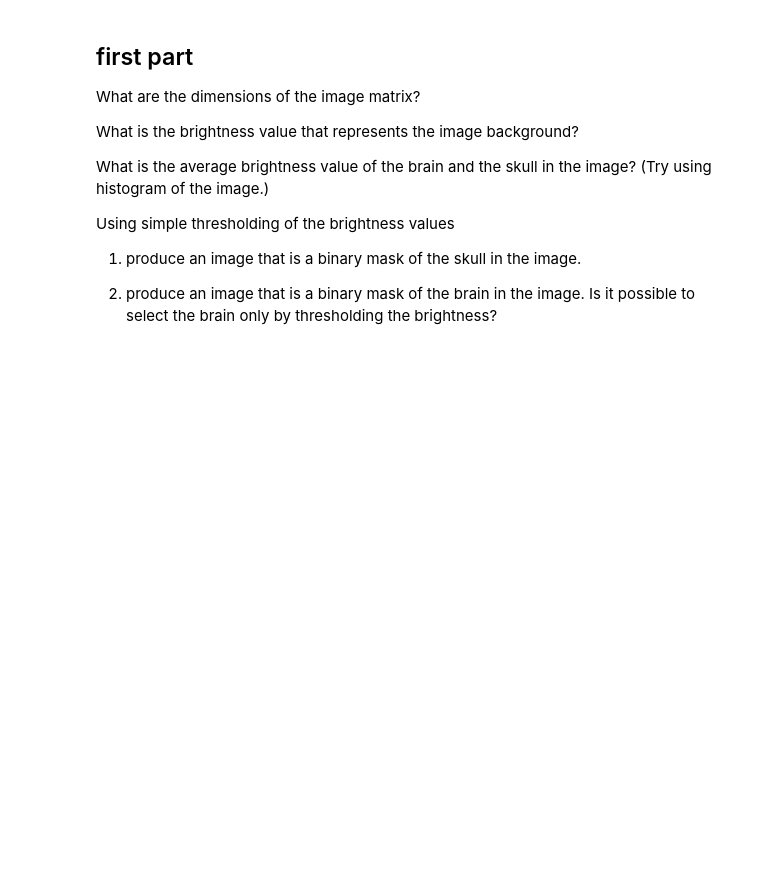
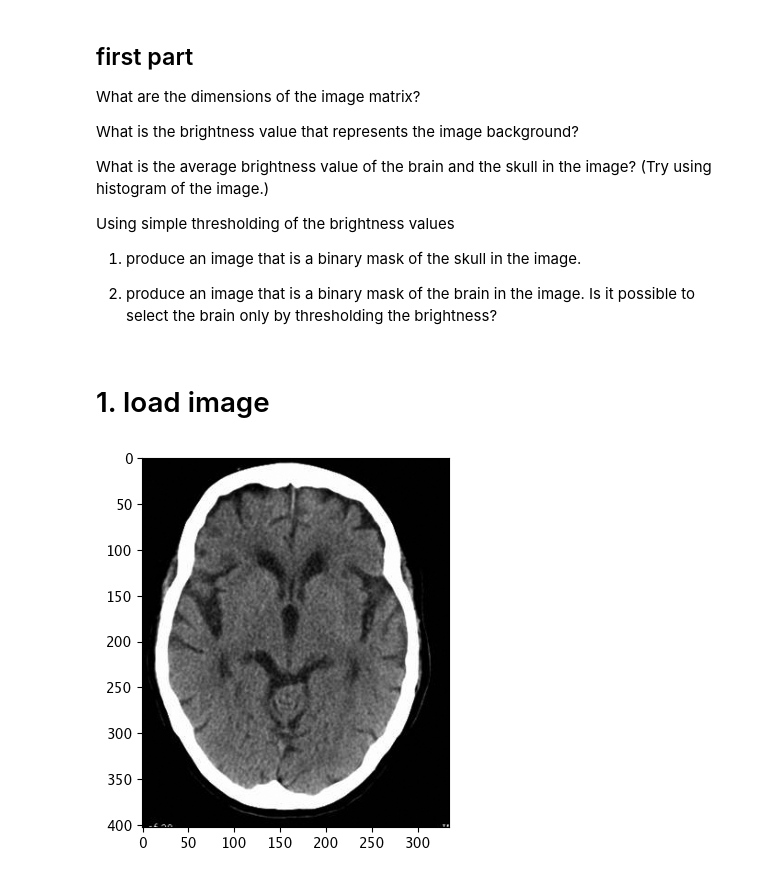
Before and after one commit to thuuyens/ZSL_HW, a Jupyter notebook: lab1/lab1_nguyet79.ipynb, the cells around one changed output. Saved outputs shown, nothing was run; the diff lists cells and outputs as text; code cells hidden in the pictures; blank space fills up the shorter version.

```diff
--- a/lab1/lab1_nguyet79.ipynb
+++ b/lab1/lab1_nguyet79.ipynb
@@ -23,3 +22,13 @@ Using simple thresholding of the brightness values
 1) produce an image that is a binary mask of the skull in the image.
 
 2) produce an image that is a binary mask of the brain in the image. Is it possible to select the brain only by thresholding the brightness?
+# %% [markdown]
+# 1. load image
+# %%
+img = cv2.imread('ct_brain.jpg')
+img = cv2.cvtColor(img, cv2.COLOR_BGR2GRAY)
+plt.imshow(img, cmap='gray')
+plt.axis('on')
+plt.show()
+# %% [output]
+[figure, added]
```
Also changed, not shown: parts of 15 cells of this notebook, 55 other files.
